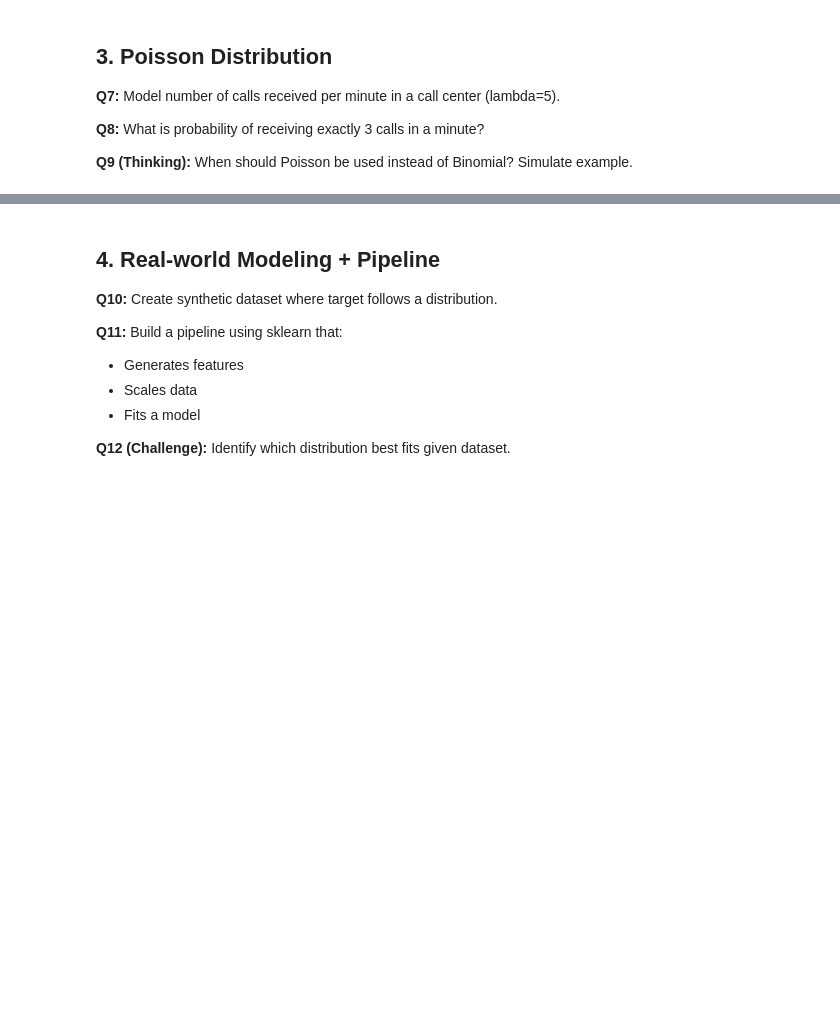
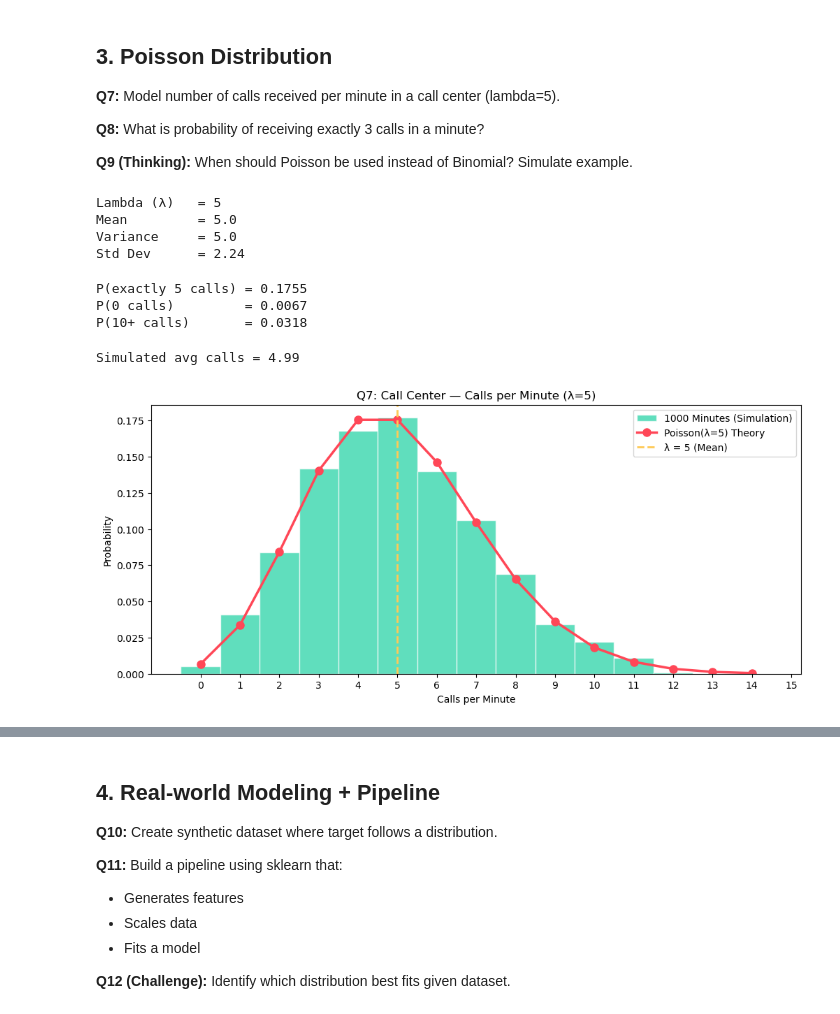
Before and after one commit to tashfeen786/AI-ML-BootCamp, a Jupyter notebook: NETSOL WORK/Week_4/probability_questions_extended.ipynb, the cells around one changed output, grey strips where cells are left out. Saved outputs shown, nothing was run; the diff lists cells and outputs as text; code cells hidden in the pictures; blank space fills up the shorter version.

```diff
--- a/NETSOL WORK/Week_4/probability_questions_extended.ipynb
+++ b/NETSOL WORK/Week_4/probability_questions_extended.ipynb
@@ -414,0 +413,69 @@ Rule: n >= 30 then Binomial ≈ Normal!
+# %%
+# Your code here
+#Q7 — "Model number of calls received per minute in a call center (lambda=5)"
+import numpy as np
+import matplotlib.pyplot as plt
+from scipy import stats
+
+np.random.seed(42)
+
+lam = 5   # average 5 calls per minute
+
+#  Poisson object
+poisson = stats.poisson(lam)
+
+print(f"Lambda (λ)   = {lam}")
+print(f"Mean         = {poisson.mean()}")
+print(f"Variance     = {poisson.var()}")
+print(f"Std Dev      = {poisson.std():.2f}")
+# %% [output]
+Lambda (λ)   = 5
+Mean         = 5.0
+Variance     = 5.0
+Std Dev      = 2.24
+# %%
+# Probabilities
+print(f"\nP(exactly 5 calls) = {poisson.pmf(5):.4f}")
+print(f"P(0 calls)         = {poisson.pmf(0):.4f}")
+print(f"P(10+ calls)       = {1-poisson.cdf(9):.4f}")
+# %% [output]
+P(exactly 5 calls) = 0.1755
+P(0 calls)         = 0.0067
+P(10+ calls)       = 0.0318
+# %%
+#1000 minutes simulate
+simulations = poisson.rvs(1000)
+print(f"\nSimulated avg calls = {simulations.mean():.2f}")
+# %% [output]
+Simulated avg calls = 4.99
+# %%
+plt.figure(figsize=(12, 5))
+
+# Simulation — histogram
+plt.hist(simulations, bins=range(0, 16),
+         density=True,
+         color='#1dd1a1', alpha=0.7,
+         edgecolor='white',
+         label='1000 Minutes (Simulation)',
+         align='left')
+# Theory — PMF dots
+k_vals = np.arange(0, 15)
+plt.plot(k_vals, poisson.pmf(k_vals),
+         'o-', color='#ff4757',
+         linewidth=2.5, markersize=8,
+         label=f'Poisson(λ={lam}) Theory')
+
+# Lambda line
+plt.axvline(lam,
+            color='#feca57',
+            linestyle='--',
+            linewidth=2,
+            label=f'λ = {lam} (Mean)')
+plt.title(f'Q7: Call Center — Calls per Minute (λ={lam})')
+plt.xlabel('Calls per Minute')
+plt.ylabel('Probability')
+plt.xticks(range(0, 16))
+plt.legend()
+plt.show()
+# %% [output]
+[figure, added]
```
Also changed, not shown: parts of 5 cells of this notebook.
